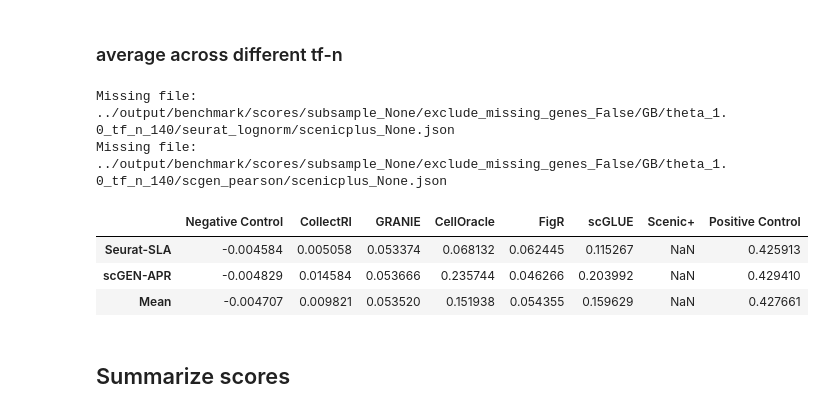
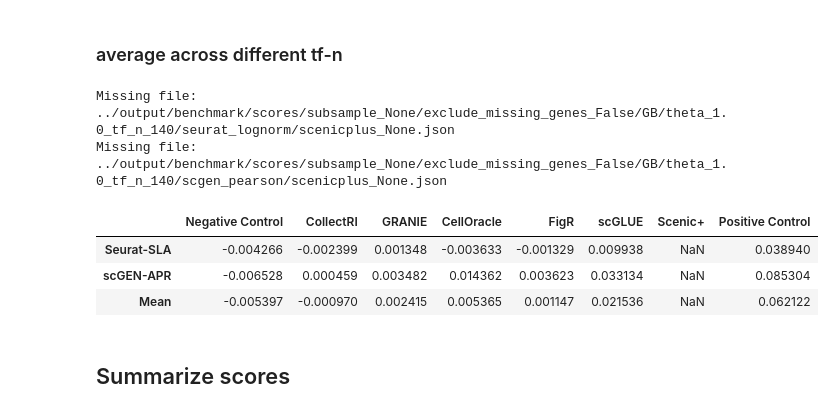
Before and after one commit to janursa/grn_benchmark, a Jupyter notebook: notebooks/first-validation.ipynb, the cells around one changed output. Cells and saved outputs as stored; diff of their text form; code cells hidden in the pictures.

```diff
--- a/notebooks/first-validation.ipynb
+++ b/notebooks/first-validation.ipynb
@@ -203,10 +242,12 @@ print(np.min(tfs_n_list), np.median(tfs_n_list), np.max(tfs_n_list))
 # %% [markdown]
 # main analysis
 # %%
-def extract_table(reg_type, exclude_missing_genes, manipulate, theta, tf_n, subsample):
+datasets = ['pearson', 'lognorm', 'seurat_pearson', 'seurat_lognorm', 'scgen_pearson', 'scgen_lognorm'] # ['seurat_lognorm', 'scgen_pearson']
+grn_models = ['negative_control', 'collectRI', 'granie', 'celloracle', 'figr', 'scglue', 'scenicplus', 'positive_control']
+
+
+def extract_table(reg_type, exclude_missing_genes, manipulate, theta, tf_n, subsample, datasets, grn_models):
     mat = []
-    datasets = ['pearson', 'lognorm', 'seurat_pearson', 'seurat_lognorm', 'scgen_pearson', 'scgen_lognorm']
-    grn_models = ['negative_control', 'collectRI', 'granie', 'celloracle', 'figr', 'scglue', 'scenicplus', 'positive_control']
     for i_plot, norm_method in enumerate(datasets):
         row = []
         for grn_model in grn_models:
@@ -510,39 +610,17 @@ reg_type='ridge', norm_method='seurat_lognorm', model_name='scenicplus', exclude
 score_r2:  0.11176463406648134 loss_mse:  0.7878733053838851
 ../output/benchmark/scores/subsample_None/exclude_missing_genes_False/ridge/theta_1.0_tf_n_None/seurat_lognorm/scenicplus_None.json
 # %%
-
-def extract_table(reg_type, exclude_missing_genes, manipulate, theta, tf_n, subsample):
-    mat = []
-    datasets = ['seurat_lognorm', 'scgen_pearson']
-    grn_models = ['negative_control', 'collectRI', 'granie', 'celloracle', 'figr', 'scglue', 'scenicplus', 'positive_control']
-    for i_plot, norm_method in enumerate(datasets):
-        row = []
-        for grn_model in grn_models:
-            file = f'{format_folder(work_dir, exclude_missing_genes, reg_type, theta, tf_n, norm_method, subsample)}/{grn_model}_{manipulate}.json'
-            if not os.path.exists(file):
-                print(f'Missing file: {file}')
-                mean_score = np.nan
-            else:
-                with open(file, 'r') as f:
-                    data = json.load(f)
-                mean_score = data['mean_score_r2']
-            row.append(mean_score)
-        mat.append(row)
-    mat = np.asarray(mat)
-    mat_df = pd.DataFrame(mat, index=[surragate_names[label] for label in datasets], columns=[surragate_names[label] for label in grn_models])
-
-    mat_df.loc['Mean'] = mat_df.mean(axis=0)
-    return mat_df
-
 manipulate=None
 subsample=None
 theta = 1.0
 tf_n = None
 
+
+datasets = ['seurat_lognorm', 'scgen_pearson']
 fig, axes = plt.subplots(2, 2, figsize=(9, 5), sharey=True, sharex=True)
 for j, exclude_missing_genes in enumerate([False, True]):
-    mat_ridge = extract_table('ridge', exclude_missing_genes, manipulate, theta, tf_n, subsample)
-    mat_gb = extract_table('GB', exclude_missing_genes, manipulate, theta, tf_n, subsample)
+    mat_ridge = extract_table('ridge', exclude_missing_genes, manipulate, theta, tf_n, subsample, datasets, grn_models)
+    mat_gb = extract_table('GB', exclude_missing_genes, manipulate, theta, tf_n, subsample, datasets, grn_models)
 
 
     # Combine both correlation matrices to find global min and max
@@ -589,15 +667,16 @@ GB PearsonRResult(statistic=0.9729588355840384, pvalue=1.19689469941413e-20)
 # %% [markdown]
 ### average across different tf-n
 # %%
-# for dataset in
+mat_df0 = extract_table(reg_type='GB', exclude_missing_genes=False, manipulate=None, theta=1.0, tf_n=140, subsample=None, datasets=datasets, grn_models=grn_models)
+mat_df1 = extract_table(reg_type='GB', exclude_missing_genes=False, manipulate=None, theta=1.0, tf_n=None, subsample=None, datasets=datasets, grn_models=grn_models)
 
-mat_df0 = extract_table(reg_type='GB', exclude_missing_genes=False, manipulate=None, theta=1.0, tf_n=140, subsample=None)
+mat_df1-mat_df0
 # %% [output]
 Missing file: ../output/benchmark/scores/subsample_None/exclude_missing_genes_False/GB/theta_1.0_tf_n_140/seurat_lognorm/scenicplus_None.json
 Missing file: ../output/benchmark/scores/subsample_None/exclude_missing_genes_False/GB/theta_1.0_tf_n_140/scgen_pearson/scenicplus_None.json
 |  | Negative Control | CollectRI | GRANIE | CellOracle | FigR | scGLUE | Scenic+ | Positive Control |
-| Seurat-SLA | -0.004584 | 0.005058 | 0.053374 | 0.068132 | 0.062445 | 0.115267 | NaN | 0.425913 |
-| scGEN-APR | -0.004829 | 0.014584 | 0.053666 | 0.235744 | 0.046266 | 0.203992 | NaN | 0.429410 |
-| Mean | -0.004707 | 0.009821 | 0.053520 | 0.151938 | 0.054355 | 0.159629 | NaN | 0.427661 |
+| Seurat-SLA | -0.004266 | -0.002399 | 0.001348 | -0.003633 | -0.001329 | 0.009938 | NaN | 0.038940 |
+| scGEN-APR | -0.006528 | 0.000459 | 0.003482 | 0.014362 | 0.003623 | 0.033134 | NaN | 0.085304 |
+| Mean | -0.005397 | -0.000970 | 0.002415 | 0.005365 | 0.001147 | 0.021536 | NaN | 0.062122 |
 # %% [markdown]
 ## Summarize scores
```
Also changed, not shown: parts of 13 cells of this notebook, 9 other files.
